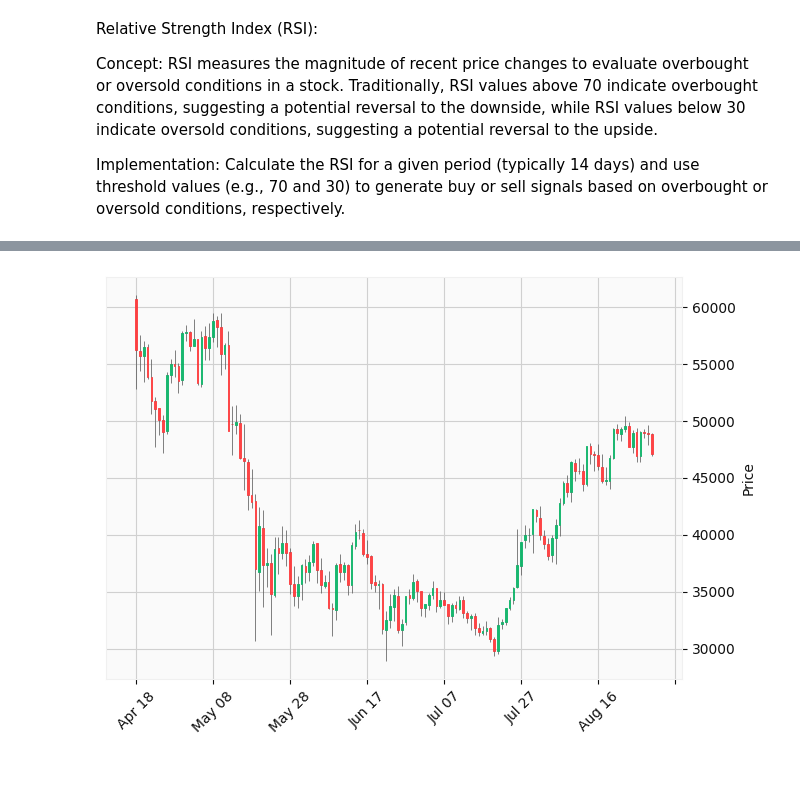
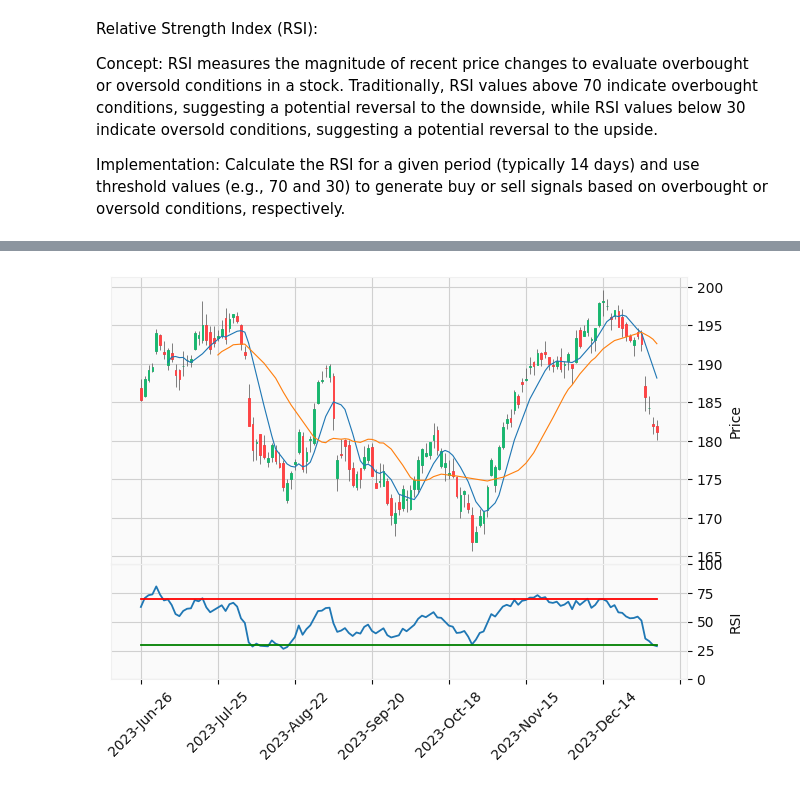
Before and after one commit to Mzu-Soci/Trading-Signal-Services, a Jupyter notebook: trading_service.ipynb, the cells around one changed output, grey strips where cells are left out. Drawn from its saved outputs; the diff is of its cells as text; code cells hidden in the pictures.

```diff
--- a/trading_service.ipynb
+++ b/trading_service.ipynb
@@ -28,12 +28,18 @@ This strategy involves using two moving averages of different periods (e.g., 50-
 
 Implementation: You can implement this strategy by calculating the moving averages and monitoring their crossovers. For example, if the 50-day moving average crosses above the 200-day moving average, generate a buy signal, and vice versa.
 # %%
+# create a df_x_ema to contain a subset of df
+df_x_ema = df[-150: -1]
+
 fast_ma = 8
 slow_ma = 21
 
-# Add column for fast moving average (ema_fast) and slow moving average (ema_21)
-df["ema_8"] = ta.ema(df.close, length=fast_ma)
-df["ema_21"] = ta.ema(df.close, length=slow_ma)
+# Add column for fast moving average (ema_fast) and slow moving average (ema_slow)
+df_x_ema["ema_fast"] = ta.ema(df_x_ema.close, length=fast_ma)
+df_x_ema["ema_slow"] = ta.ema(df_x_ema.close, length=slow_ma)
 
 # Remove rows with missing values
-df = df.dropna()
+df_x_ema = df_x_ema.dropna()
+
+# Show first few lines
+# df_x_ema.head()
@@ -140,4 +129,7 @@ See the caveats in the documentation: https://pandas.pydata.org/pandas-docs/stab
-# %%
-mpf.plot(df_x_rsi, type="candle", style="yahoo")
-# %% [output]
-[figure, removed]
+# %%
+ap = mpf.make_addplot(df_x_rsi["rsi"], panel=1, ylim=[0, 100], ylabel="RSI")
+rsi_70 = mpf.make_addplot(pd.Series(70, index=df_x_rsi.index), type='line', color='r', secondary_y=False, panel=1)
+rsi_30 = mpf.make_addplot(pd.Series(30, index=df_x_rsi.index), type='line', color='g', secondary_y=False, panel=1)
+mpf.plot(df_x_rsi, type="candle", mav=(fast_ma, slow_ma), addplot=[ap, rsi_70, rsi_30], style="yahoo")
+# %% [output]
+[figure, added]
```
Also changed, not shown: parts of 13 cells of this notebook.
